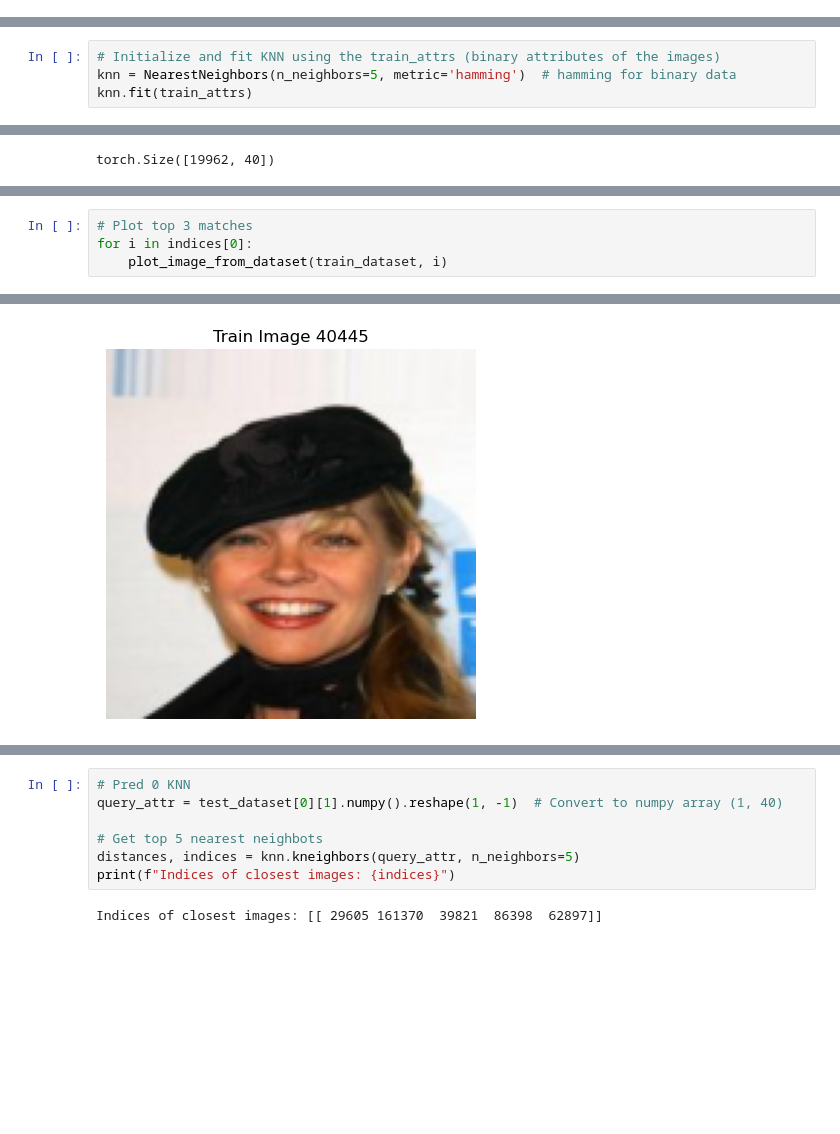
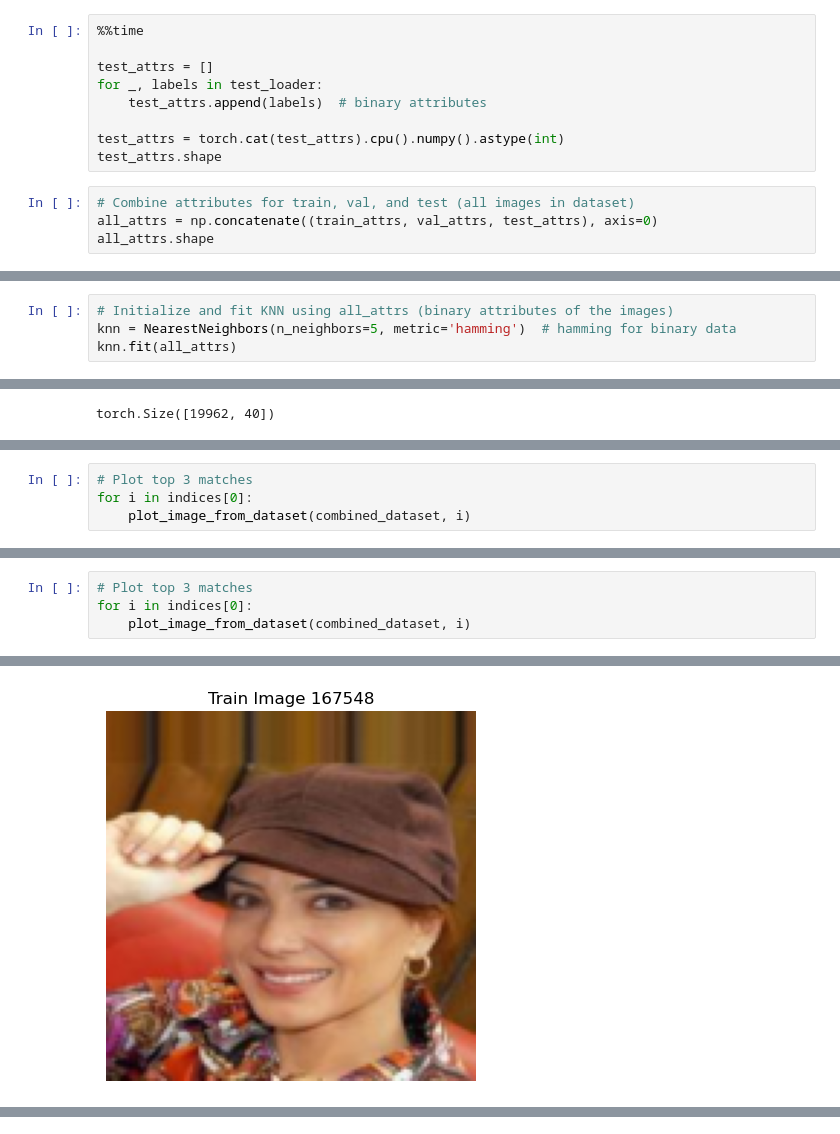
Before and after one commit to hyounce/Deep-Learning-Project, a Jupyter notebook: Predictions_KNN.ipynb, the cells around one changed output, grey strips where cells are left out. Saved outputs shown, nothing was run; the diff lists cells and outputs as text; blank space fills up the shorter version.

Commit message:
fit on all images

```diff
--- a/Predictions_KNN.ipynb
+++ b/Predictions_KNN.ipynb
@@ -72,0 +91,13 @@ train_attrs.shape
+# %%
+%%time
+
+test_attrs = []
+for _, labels in test_loader:
+    test_attrs.append(labels)  # binary attributes
+
+test_attrs = torch.cat(test_attrs).cpu().numpy().astype(int)
+test_attrs.shape
+# %%
+# Combine attributes for train, val, and test (all images in dataset)
+all_attrs = np.concatenate((train_attrs, val_attrs, test_attrs), axis=0)
+all_attrs.shape
@@ -103,9 +134,9 @@ for i, name in enumerate(attribute_names):
 # %% [markdown]
 #### Initialize KNN model
 # %%
-# Initialize and fit KNN using the train_attrs (binary attributes of the images)
+# Initialize and fit KNN using all_attrs (binary attributes of the images)
 knn = NearestNeighbors(n_neighbors=5, metric='hamming')  # hamming for binary data
-knn.fit(train_attrs)
+knn.fit(all_attrs)
 # %% [output]
 NearestNeighbors(metric='hamming')
 # %% [markdown]
@@ -201,0 +233,4 @@ plot_image_from_dataset(test_dataset, 0)
+# %%
+# Plot top 3 matches
+for i in indices[0]:
+    plot_image_from_dataset(combined_dataset, i)
@@ -202,7 +259,7 @@ plot_image_from_dataset(test_dataset, 0)
 # %%
 # Plot top 3 matches
 for i in indices[0]:
-    plot_image_from_dataset(train_dataset, i)
+    plot_image_from_dataset(combined_dataset, i)
 # %% [output]
 [figure]
-[figure, old version]
+[figure, new version]
@@ -211,10 +268 @@ for i in indices[0]:
 [figure]
-# %%
-# Pred 0 KNN
-query_attr = test_dataset[0][1].numpy().reshape(1, -1)  # Convert to numpy array (1, 40)
-
-# Get top 5 nearest neighbots
-distances, indices = knn.kneighbors(query_attr, n_neighbors=5)
-print(f"Indices of closest images: {indices}")
-# %% [output]
-Indices of closest images: [[ 29605 161370  39821  86398  62897]]
```
Also changed, not shown: parts of 35 cells of this notebook.
